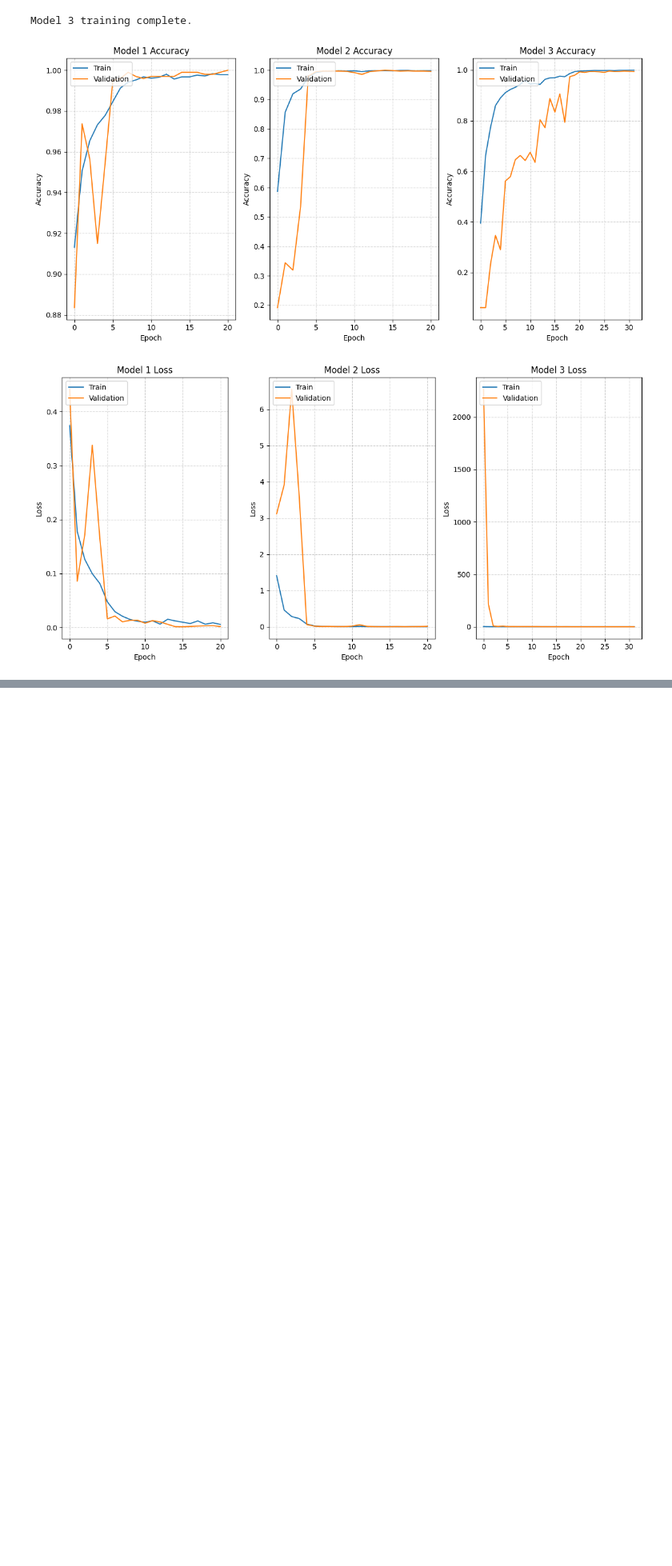
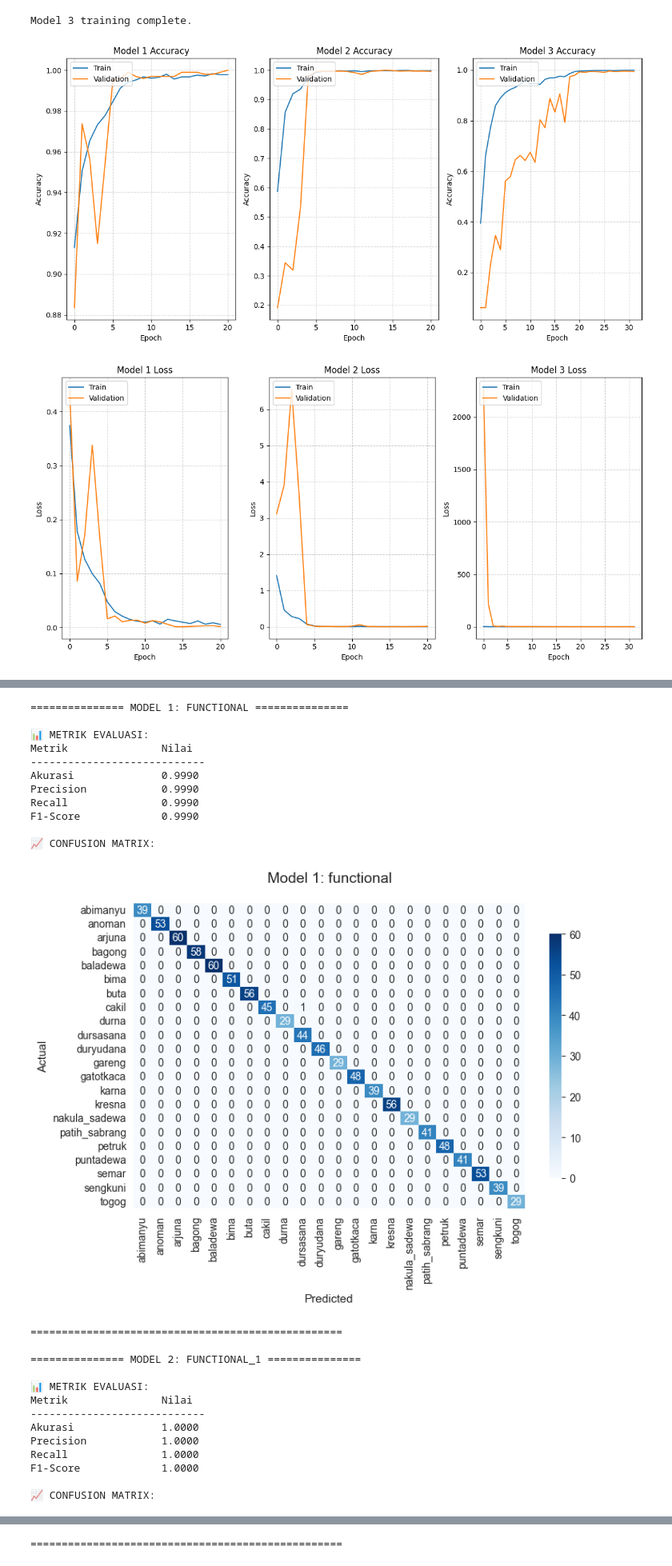
Before and after one commit to rizkiwijanarko/Wayang_Kulit_Characters_Classification_using_Ensemble_Learning_Majority_Voting, a Jupyter notebook: Wayang_Classification_using_Ensemble_Learning_With_InceptionV3,_EfficientNetB2,_and_ResNet101V2.ipynb, the cells around one changed output, grey strips where cells are left out. Shown at 80% size. Cells and saved outputs as stored; diff of their text form; code cells hidden in the pictures; blank space fills up the shorter version.

```diff
--- a/Wayang_Classification_using_Ensemble_Learning_With_InceptionV3,_EfficientNetB2,_and_ResNet101V2.ipynb
+++ b/Wayang_Classification_using_Ensemble_Learning_With_InceptionV3,_EfficientNetB2,_and_ResNet101V2.ipynb
@@ -220,7 +221,7 @@ Found 4595 images belonging to 22 classes.
 # %%
 # Assuming you have a directory structure for your validation dataset
 validation_generator = val_test_generator.flow_from_directory(
-    '/kaggle/working/data/validation',  # Path to validation data
+    'data/validation',  # Path to validation data
     target_size=(224, 224),  # Resize images to this size
     batch_size=64,  # Number of images per batch
     class_mode='categorical',  # Type of label arrays
@@ -231,7 +232,7 @@ Found 987 images belonging to 22 classes.
 # %%
 # Create test generator
 test_generator = val_test_generator.flow_from_directory(
-    '/kaggle/working/data/test',
+    'data/test',
     target_size=(224, 224),
     batch_size=64,
     class_mode='categorical',
@@ -312,7 +325,7 @@ for model in models:
 
     print(f"Model {models.index(model) + 1} training complete.")
 
-    model.save(f'model_{models.index(model) + 1}.h5')
+    model.save(f'models/non-augmented/model_{models.index(model) + 1}.h5')
 # %% [output]
 Epoch 1/50
 72/72 ━━━━━━━━━━━━━━━━━━━━ 248s 2s/step - accuracy: 0.8462 - loss: 0.7226 - val_accuracy: 0.8835 - val_loss: 0.4413 - learning_rate: 0.0010
@@ -555,0 +440,5 @@ Generating Confusion Matrix...
+# %%
+# Load the saved models
+loaded_models = []
+for i in range(0,3):
+    loaded_models.append(tf.keras.models.load_model(f'models/non-augmented/model_{i+1}.h5'))
@@ -555,0 +449,66 @@ Generating Confusion Matrix...
+# %%
+test_generator.reset()
+y_true = test_generator.classes
+class_labels = list(test_generator.class_indices.keys())
+
+# Evaluasi setiap model dengan output ringkas
+for i, model in enumerate(loaded_models):
+    print(f"\n{'='*15} MODEL {i+1}: {model.name.upper()} {'='*15}")
+
+    # Reset dan prediksi
+    test_generator.reset()
+    y_pred = np.argmax(model.predict(test_generator, verbose=0), axis=1)
+
+    # Dapatkan metrik dalam satu pemanggilan
+    report = classification_report(y_true, y_pred, target_names=class_labels, output_dict=True)
+
+    # Tampilkan 4 metrik utama dalam format tabel ringkas
+    print("\n📊 METRIK EVALUASI:")
+    print(f"{'Metrik':<20} {'Nilai':<8}")
+    print(f"{'-'*28}")
+    print(f"{'Akurasi':<20} {report['accuracy']:.4f}")
+    print(f"{'Precision':<20} {report['weighted avg']['precision']:.4f}")
+    print(f"{'Recall':<20} {report['weighted avg']['recall']:.4f}")
+    print(f"{'F1-Score':<20} {report['weighted avg']['f1-score']:.4f}")
+
+    # Confusion Matrix
+    print(f"\n📈 CONFUSION MATRIX:")
+    conf_matrix = confusion_matrix(y_true, y_pred)
+
+    plt.figure(figsize=(8, 6))
+    sns.heatmap(conf_matrix, annot=True, fmt='d', cmap='Blues',
+                xticklabels=class_labels, yticklabels=class_labels,
+                cbar_kws={'shrink': .8})
+    plt.title(f'Model {i+1}: {model.name}', fontsize=14, pad=20)
+    plt.ylabel('Actual', fontsize=11)
+    plt.xlabel('Predicted', fontsize=11)
+    plt.tight_layout()
+    plt.show()
+
+    print(f"{'='*50}")  # Pemisah antar model
+# %% [output]
+=============== MODEL 1: FUNCTIONAL ===============
+
+📊 METRIK EVALUASI:
+Metrik               Nilai
+----------------------------
+Akurasi              0.9990
+Precision            0.9990
+Recall               0.9990
+F1-Score             0.9990
+
+📈 CONFUSION MATRIX:
+[figure, added]
+==================================================
+
+=============== MODEL 2: FUNCTIONAL_1 ===============
+
+📊 METRIK EVALUASI:
+Metrik               Nilai
+----------------------------
+Akurasi              1.0000
+Precision            1.0000
+Recall               1.0000
+F1-Score             1.0000
+
+📈 CONFUSION MATRIX:
@@ -555,0 +530 @@ Generating Confusion Matrix...
+==================================================
```
Also changed, not shown: parts of 23 cells of this notebook, 6 other files.
